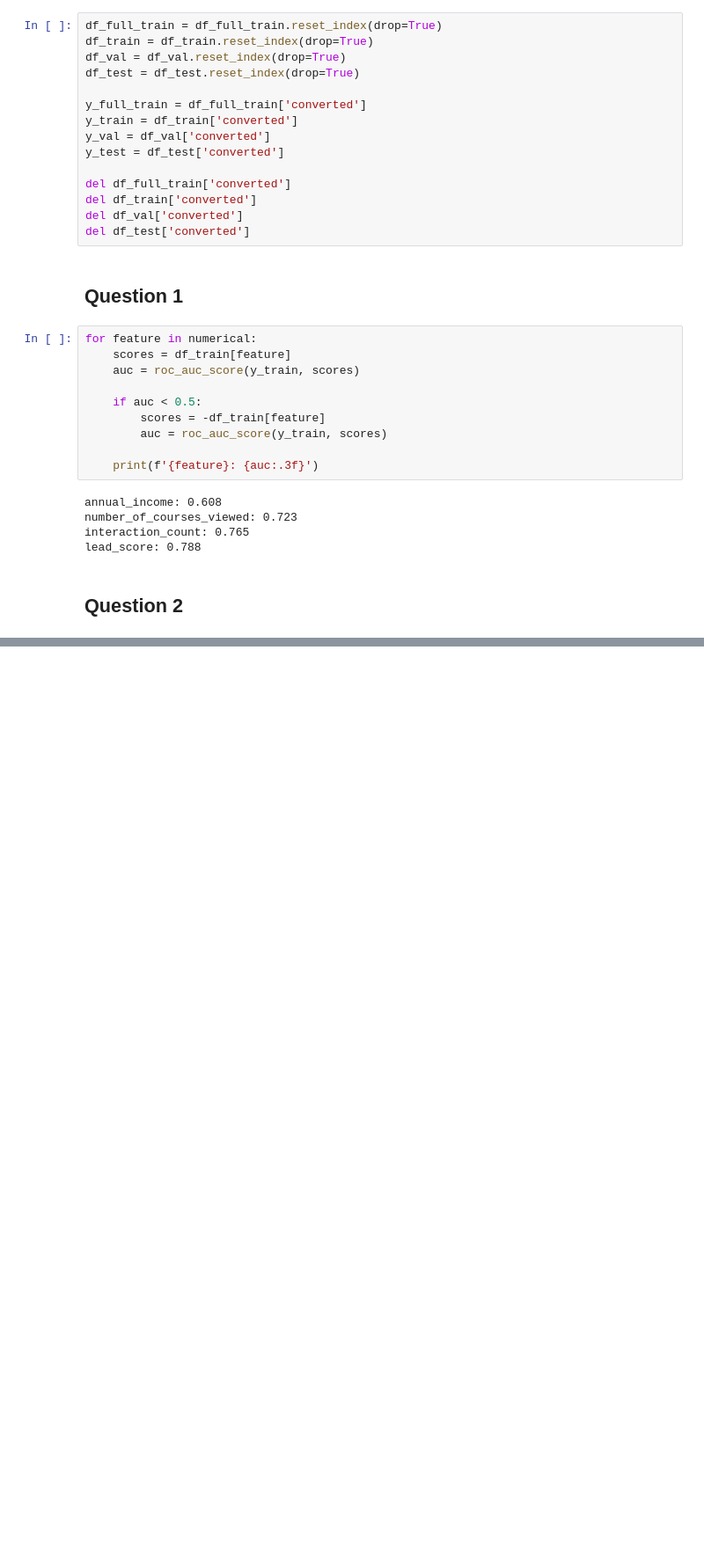
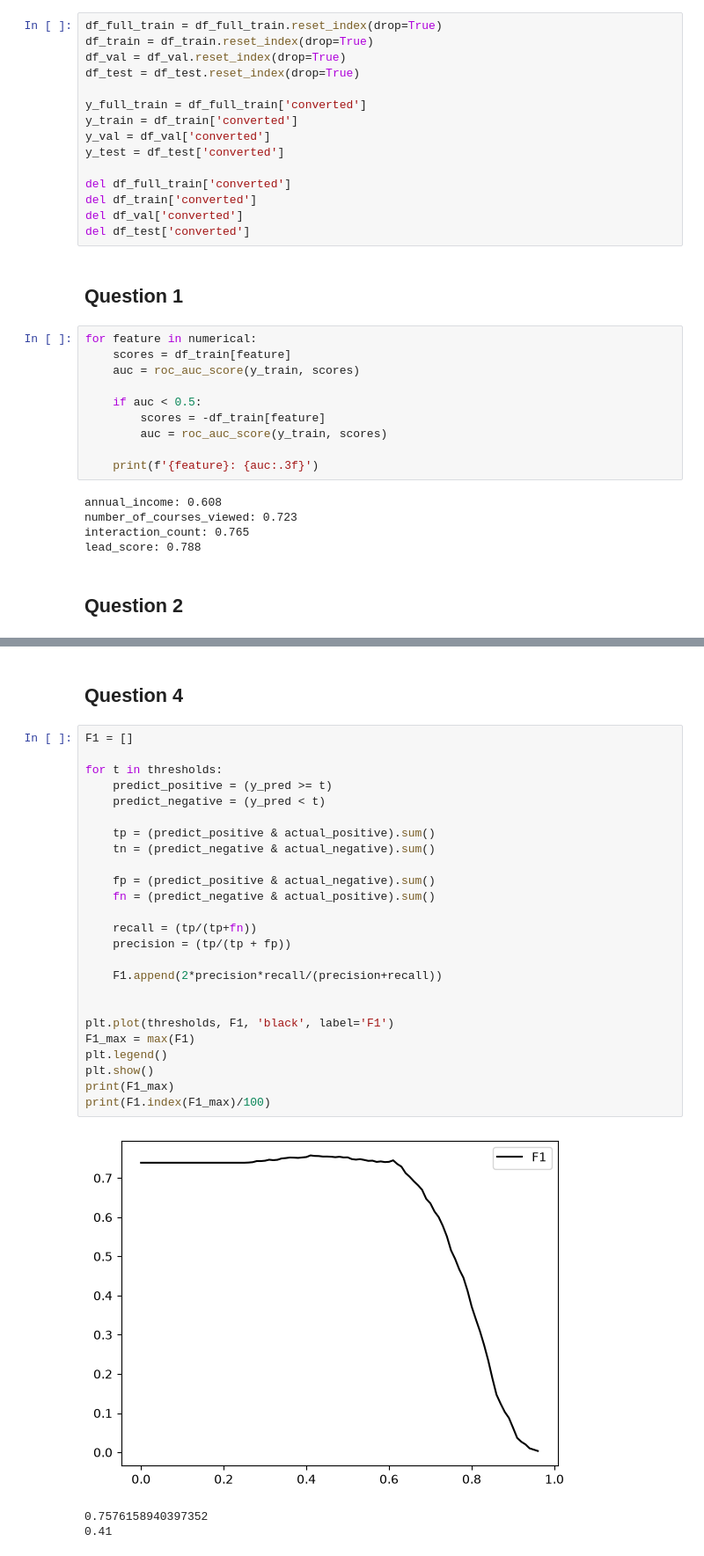
Before and after one commit to nambraxela/machine-learning-zoomcamp-homework, a Jupyter notebook: 04-evaluation/homework-4.ipynb, the cells around one changed output, grey strips where cells are left out. Shown at 88% size. Cells and saved outputs as stored; diff of their text form; blank space fills up the shorter version.

```diff
--- a/04-evaluation/homework-4.ipynb
+++ b/04-evaluation/homework-4.ipynb
@@ -100,0 +155,31 @@ lead_score: 0.788
+# %% [markdown]
+## Question 4
+# %%
+F1 = []
+
+for t in thresholds:
+    predict_positive = (y_pred >= t)
+    predict_negative = (y_pred < t)
+
+    tp = (predict_positive & actual_positive).sum()
+    tn = (predict_negative & actual_negative).sum()
+
+    fp = (predict_positive & actual_negative).sum()
+    fn = (predict_negative & actual_positive).sum()
+
+    recall = (tp/(tp+fn))
+    precision = (tp/(tp + fp))
+
+    F1.append(2*precision*recall/(precision+recall))
+
+
+plt.plot(thresholds, F1, 'black', label='F1')
+F1_max = max(F1)
+plt.legend()
+plt.show()
+print(F1_max)
+print(F1.index(F1_max)/100)
+# %% [output]
+[figure, added]
+0.7576158940397352
+0.41
```
Also changed, not shown: parts of 4 cells of this notebook.
